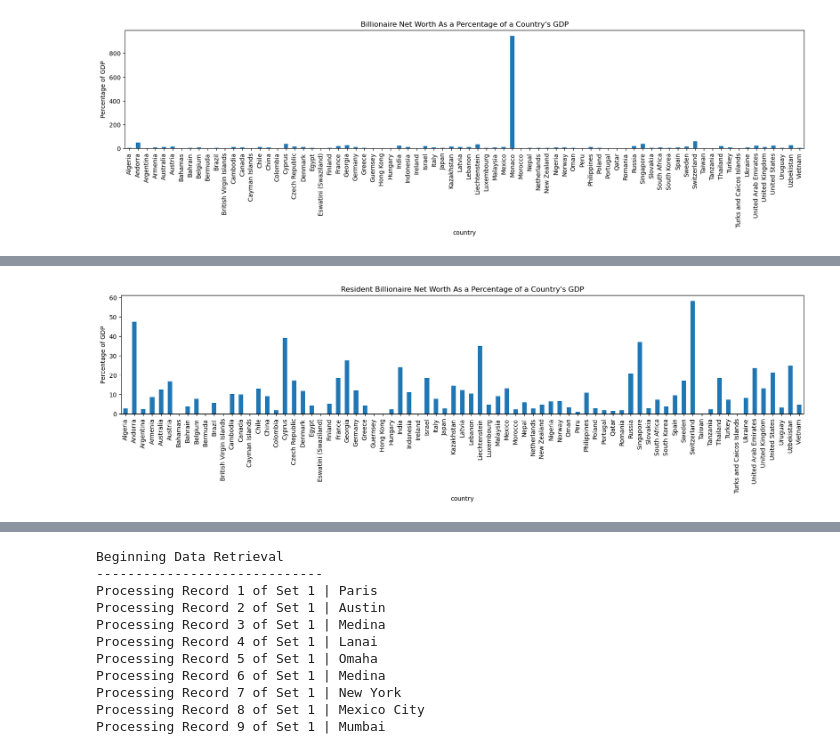
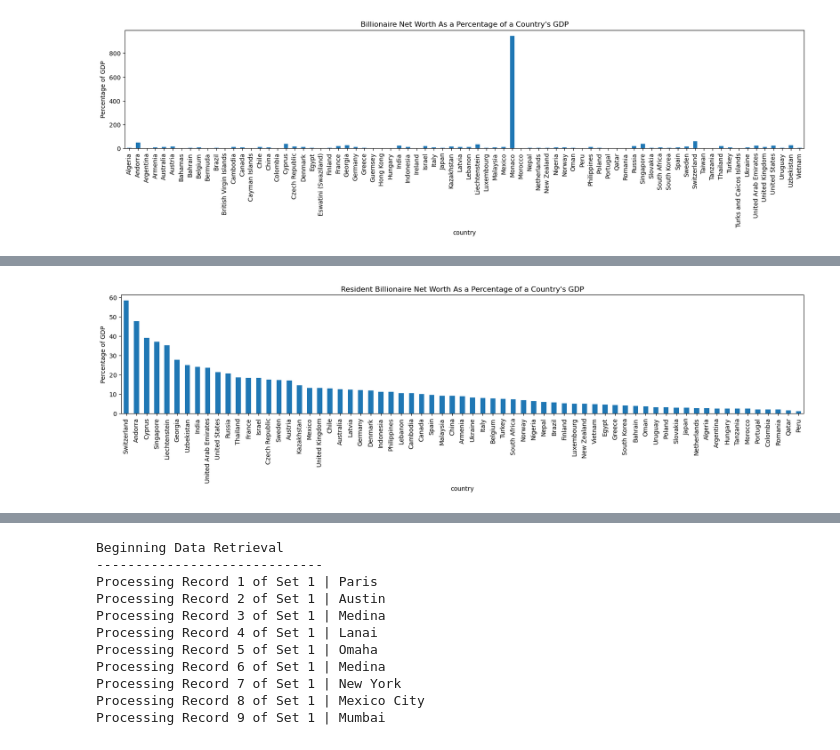
Before and after one commit to Kdata249/Project-1, a Jupyter notebook: Billionaire_Data.ipynb, the cells around one changed output, grey strips where cells are left out. Cells and saved outputs as stored; diff of their text form; code cells hidden in the pictures.

```diff
--- a/Billionaire_Data.ipynb
+++ b/Billionaire_Data.ipynb
@@ -57,3 +57,11 @@ plt.ylabel("Percentage of GDP")
 plt.savefig("Output/GDPtoFW")
 # %% [output]
 [figure]
+# %%
+countries_to_drop = ["Monaco", "Bermuda", "Bahamas", "Ireland", "Guernsey", "British Virgin Islands", "Turks and Caicos Islands", "Hong Kong", "Taiwan", "Eswatini (Swaziland)", "Cayman Islands"]
+
+per_gdp_no_Monaco = per_gdp.drop(countries_to_drop)
+per_gdp_no_Monaco.plot(kind = 'bar', figsize=(20,3.5))
+plt.title("Resident Billionaire Net Worth As a Percentage of a Country's GDP")
+plt.ylabel("Percentage of GDP")
+plt.savefig("Output/GDPtoFWrmvMonacoandNull")
@@ -60,8 +70,8 @@ plt.savefig("Output/GDPtoFW")
 # %%
-per_gdp_no_Monaco = per_gdp.drop("Monaco")
+per_gdp_no_Monaco = per_gdp_no_Monaco.sort_values(ascending = False)
 per_gdp_no_Monaco.plot(kind = 'bar', figsize=(20,3.5))
 plt.title("Resident Billionaire Net Worth As a Percentage of a Country's GDP")
 plt.ylabel("Percentage of GDP")
-plt.savefig("Output/GDPtoFWrmvOutlier")
+plt.savefig("Output/GDPtoFWrmvOutlierSort")
 # %% [output]
-[figure, old version]
+[figure, new version]
```
Also changed, not shown: parts of 9 cells of this notebook, 1 other file.
